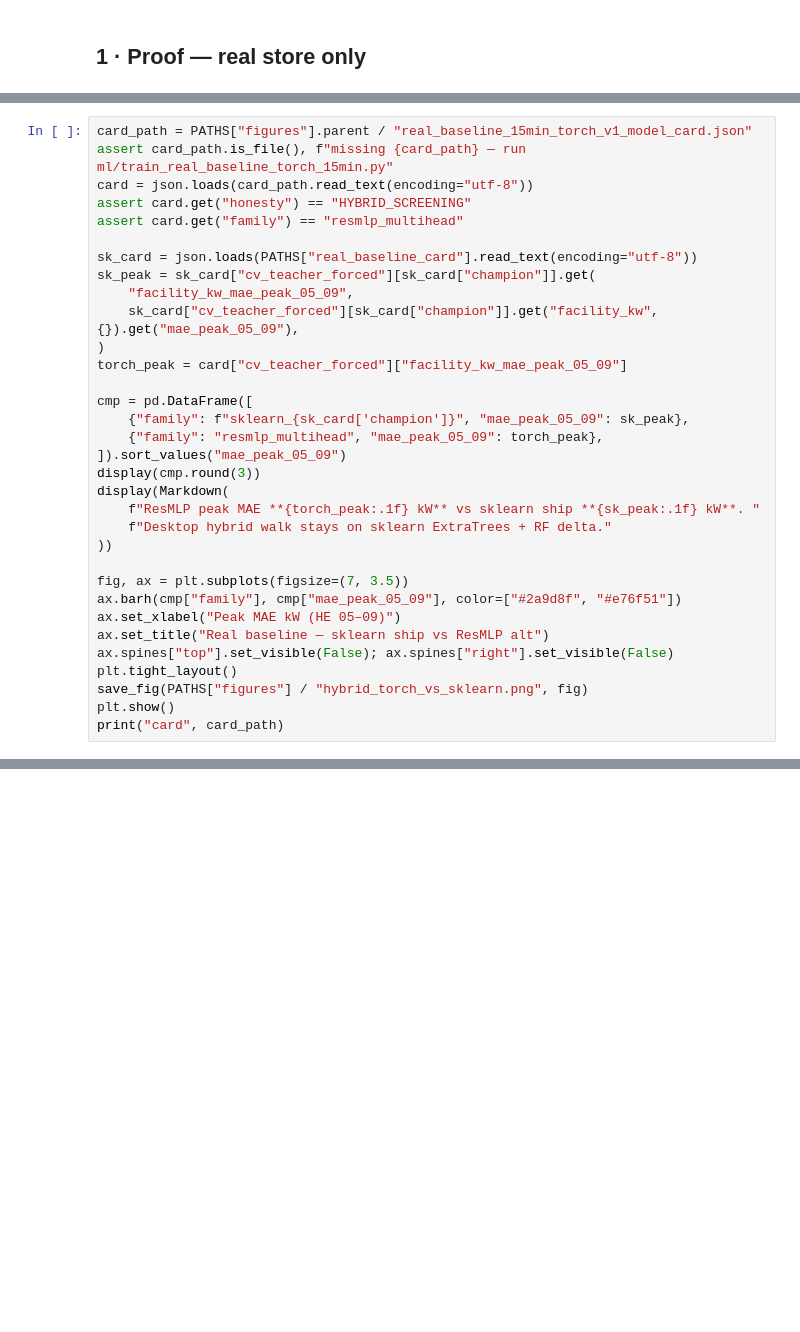
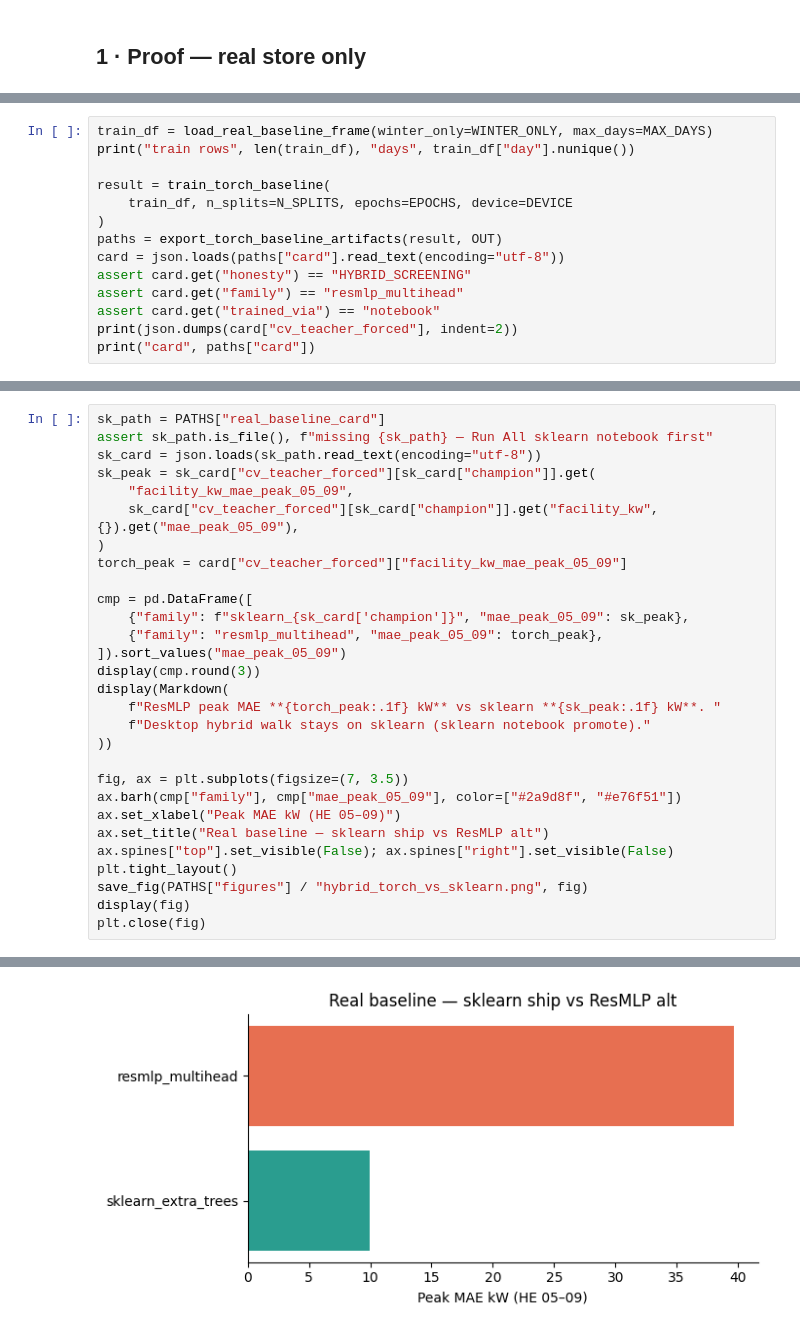
Before and after one commit to bbartling/py-bacnet-stacks-playground, a Jupyter notebook: vibe_code_apps_22/notebooks/lakeside_heating_dsm_torch.ipynb, the cells around one changed output, grey strips where cells are left out. Cells and saved outputs as stored; diff of their text form; blank space fills up the shorter version.

```diff
--- a/vibe_code_apps_22/notebooks/lakeside_heating_dsm_torch.ipynb
+++ b/vibe_code_apps_22/notebooks/lakeside_heating_dsm_torch.ipynb
@@ -52,0 +89,14 @@ print("winter rows", len(winter), "days", winter["day"].nunique())
+# %%
+train_df = load_real_baseline_frame(winter_only=WINTER_ONLY, max_days=MAX_DAYS)
+print("train rows", len(train_df), "days", train_df["day"].nunique())
+
+result = train_torch_baseline(
+    train_df, n_splits=N_SPLITS, epochs=EPOCHS, device=DEVICE
+)
+paths = export_torch_baseline_artifacts(result, OUT)
+card = json.loads(paths["card"].read_text(encoding="utf-8"))
+assert card.get("honesty") == "HYBRID_SCREENING"
+assert card.get("family") == "resmlp_multihead"
+assert card.get("trained_via") == "notebook"
+print(json.dumps(card["cv_teacher_forced"], indent=2))
+print("card", paths["card"])
@@ -53,11 +133,7 @@ print("winter rows", len(winter), "days", winter["day"].nunique())
 # %%
-card_path = PATHS["figures"].parent / "real_baseline_15min_torch_v1_model_card.json"
-assert card_path.is_file(), f"missing {card_path} — run ml/train_real_baseline_torch_15min.py"
-card = json.loads(card_path.read_text(encoding="utf-8"))
-assert card.get("honesty") == "HYBRID_SCREENING"
-assert card.get("family") == "resmlp_multihead"
-
-sk_card = json.loads(PATHS["real_baseline_card"].read_text(encoding="utf-8"))
+sk_path = PATHS["real_baseline_card"]
+assert sk_path.is_file(), f"missing {sk_path} — Run All sklearn notebook first"
+sk_card = json.loads(sk_path.read_text(encoding="utf-8"))
 sk_peak = sk_card["cv_teacher_forced"][sk_card["champion"]].get(
     "facility_kw_mae_peak_05_09",
     sk_card["cv_teacher_forced"][sk_card["champion"]].get("facility_kw", {}).get("mae_peak_05_09"),
@@ -70,8 +146,8 @@ cmp = pd.DataFrame([
 ]).sort_values("mae_peak_05_09")
 display(cmp.round(3))
 display(Markdown(
-    f"ResMLP peak MAE **{torch_peak:.1f} kW** vs sklearn ship **{sk_peak:.1f} kW**. "
-    f"Desktop hybrid walk stays on sklearn ExtraTrees + RF delta."
+    f"ResMLP peak MAE **{torch_peak:.1f} kW** vs sklearn **{sk_peak:.1f} kW**. "
+    f"Desktop hybrid walk stays on sklearn (sklearn notebook promote)."
 ))
 
 fig, ax = plt.subplots(figsize=(7, 3.5))
@@ -81,5 +157,6 @@ ax.set_title("Real baseline — sklearn ship vs ResMLP alt")
 ax.spines["top"].set_visible(False); ax.spines["right"].set_visible(False)
 plt.tight_layout()
 save_fig(PATHS["figures"] / "hybrid_torch_vs_sklearn.png", fig)
-plt.show()
-print("card", card_path)
+display(fig)
+plt.close(fig)
+# %% [output]
@@ -85,0 +167 @@ print("card", card_path)
+[figure, added]
```
Also changed, not shown: parts of 8 cells of this notebook, 36 other files.
